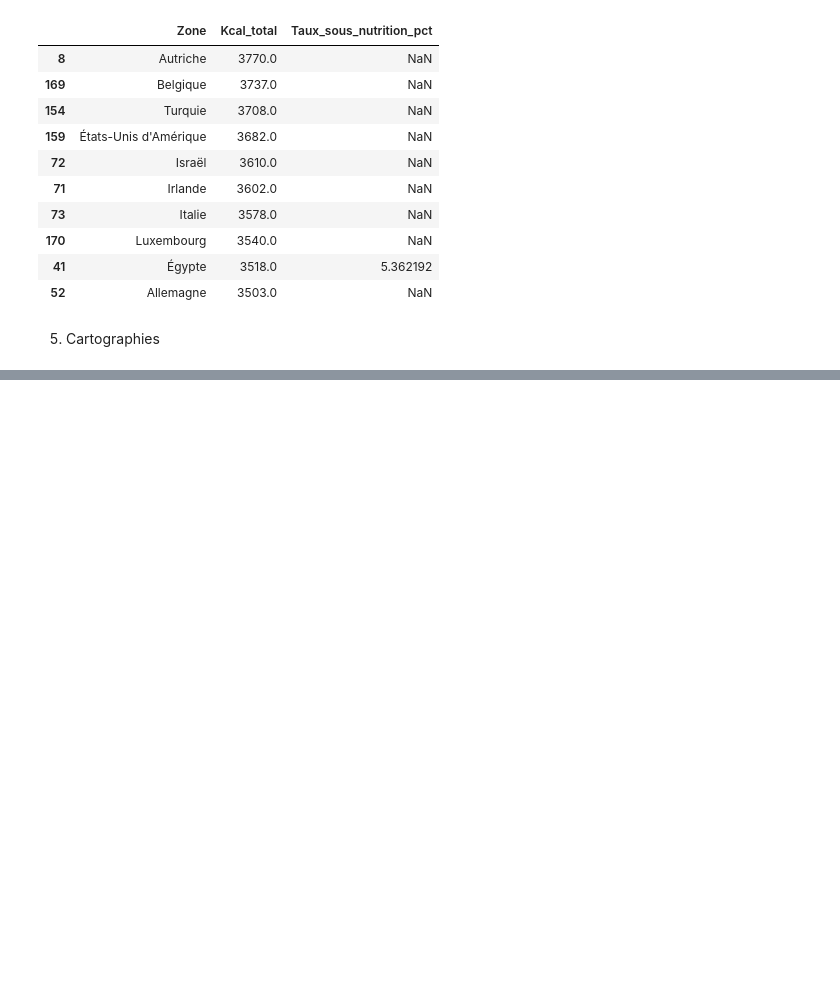
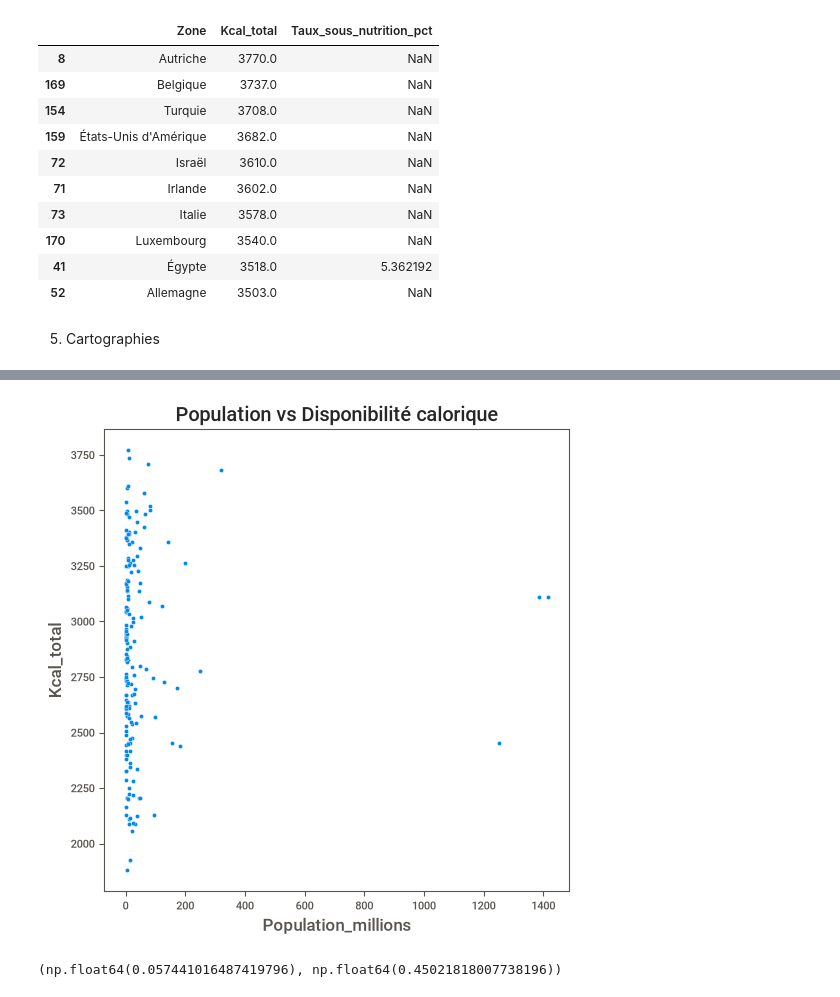
Before and after one commit to SIMPLON-DIST-Data-Analyst-211541/FAO-DATALAB_PATRICK, a Jupyter notebook: notebooks/J2_analyse exploratoire et corrélations.ipynb, the cells around one changed output, grey strips where cells are left out. Drawn from its saved outputs; the diff is of its cells as text; code cells hidden in the pictures; blank space fills up the shorter version.

```diff
--- a/notebooks/J2_analyse exploratoire et corrélations.ipynb
+++ b/notebooks/J2_analyse exploratoire et corrélations.ipynb
@@ -221,0 +272,16 @@ else:
+# %%
+# 7.1 Nuage de points
+
+plt.figure(figsize=(6,6))
+sns.scatterplot(data=df, x="Population_millions", y="Kcal_total")
+plt.title("Population vs Disponibilité calorique")
+plt.show()
+# %% [output]
+[figure, added]
+# %%
+# 7.2 Test de Spearman
+
+spearman_rho, p_value_s = stats.spearmanr(df["Population_millions"], df["Kcal_total"])
+spearman_rho, p_value_s
+# %% [output]
+(np.float64(0.057441016487419796), np.float64(0.45021818007738196))
```
Also changed, not shown: parts of 12 cells of this notebook, 1 other file.
